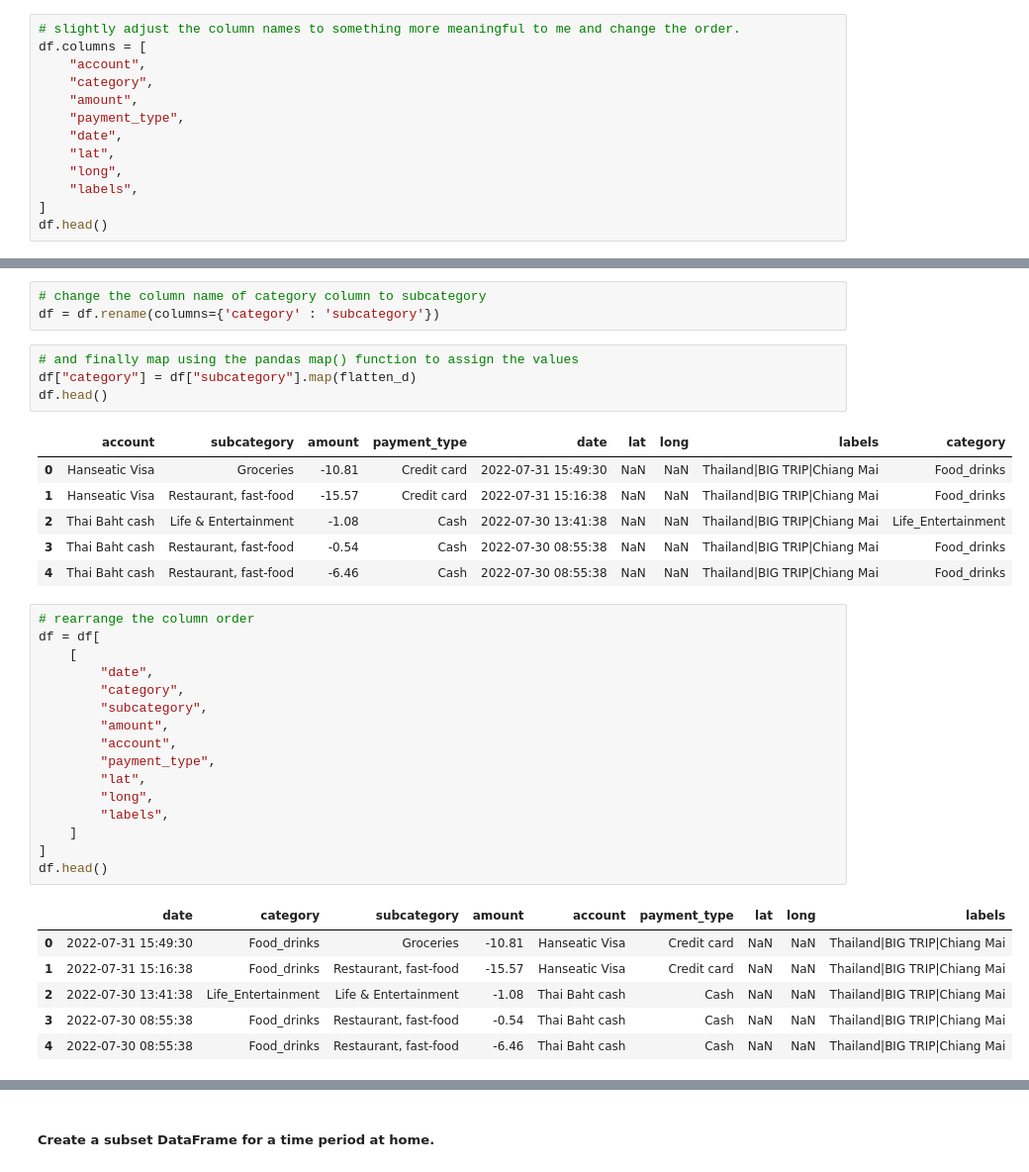
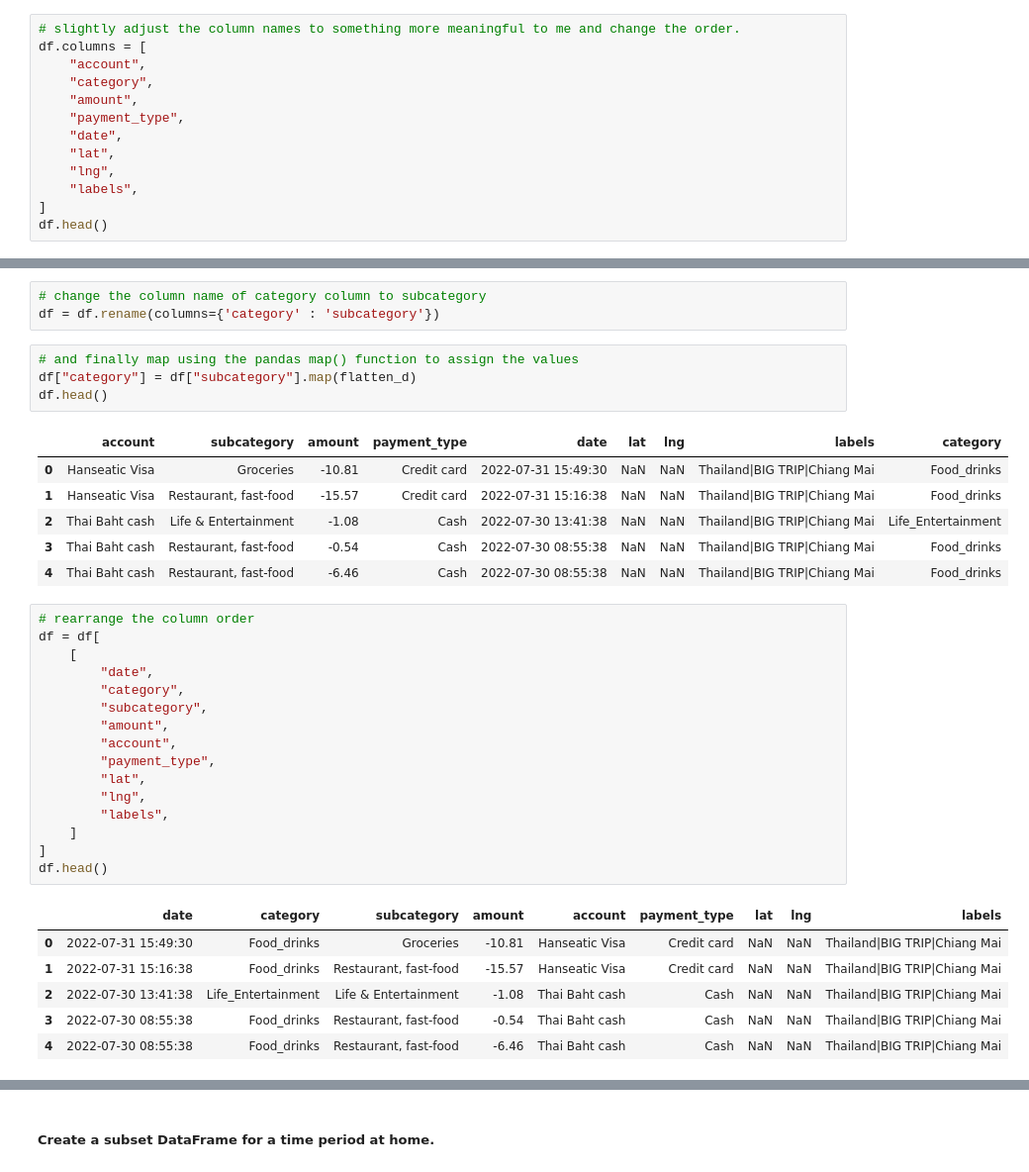
Before and after one commit to neaderr/Personal-Expenses-Analysis, a Jupyter notebook: expenses.ipynb, the cells around one changed output, grey strips where cells are left out. Shown at 99% size. Cells and saved outputs as stored; diff of their text form.

```diff
--- a/expenses.ipynb
+++ b/expenses.ipynb
@@ -41,7 +41,7 @@ df.columns = [
     "payment_type",
     "date",
     "lat",
-    "long",
+    "lng",
     "labels",
 ]
 df.head()
@@ -209,7 +209,7 @@ df = df.rename(columns={'category' : 'subcategory'})
 df["category"] = df["subcategory"].map(flatten_d)
 df.head()
 # %% [output]
-|  | account | subcategory | amount | payment_type | date | lat | long | labels | category |
+|  | account | subcategory | amount | payment_type | date | lat | lng | labels | category |
 | 0 | Hanseatic Visa | Groceries | -10.81 | Credit card | 2022-07-31 15:49:30 | NaN | NaN | Thailand|BIG TRIP|Chiang Mai | Food_drinks |
 | 1 | Hanseatic Visa | Restaurant, fast-food | -15.57 | Credit card | 2022-07-31 15:16:38 | NaN | NaN | Thailand|BIG TRIP|Chiang Mai | Food_drinks |
 | 2 | Thai Baht cash | Life & Entertainment | -1.08 | Cash | 2022-07-30 13:41:38 | NaN | NaN | Thailand|BIG TRIP|Chiang Mai | Life_Entertainment |
@@ -218,21 +218,21 @@ df.head()
 # %%
 # rearrange the column order
 df = df[
     [
         "date",
         "category",
         "subcategory",
         "amount",
         "account",
         "payment_type",
         "lat",
-        "long",
+        "lng",
         "labels",
     ]
 ]
 df.head()
 # %% [output]
-|  | date | category | subcategory | amount | account | payment_type | lat | long | labels |
+|  | date | category | subcategory | amount | account | payment_type | lat | lng | labels |
 | 0 | 2022-07-31 15:49:30 | Food_drinks | Groceries | -10.81 | Hanseatic Visa | Credit card | NaN | NaN | Thailand|BIG TRIP|Chiang Mai |
 | 1 | 2022-07-31 15:16:38 | Food_drinks | Restaurant, fast-food | -15.57 | Hanseatic Visa | Credit card | NaN | NaN | Thailand|BIG TRIP|Chiang Mai |
 | 2 | 2022-07-30 13:41:38 | Life_Entertainment | Life & Entertainment | -1.08 | Thai Baht cash | Cash | NaN | NaN | Thailand|BIG TRIP|Chiang Mai |
```
Also changed, not shown: parts of 15 cells of this notebook.
